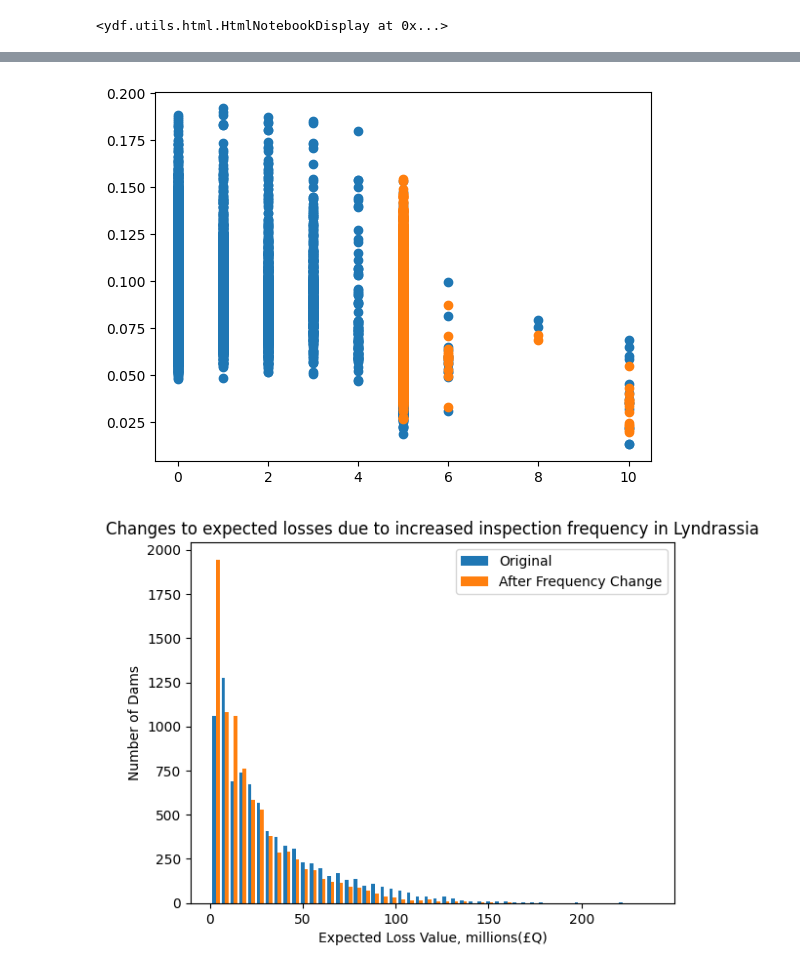
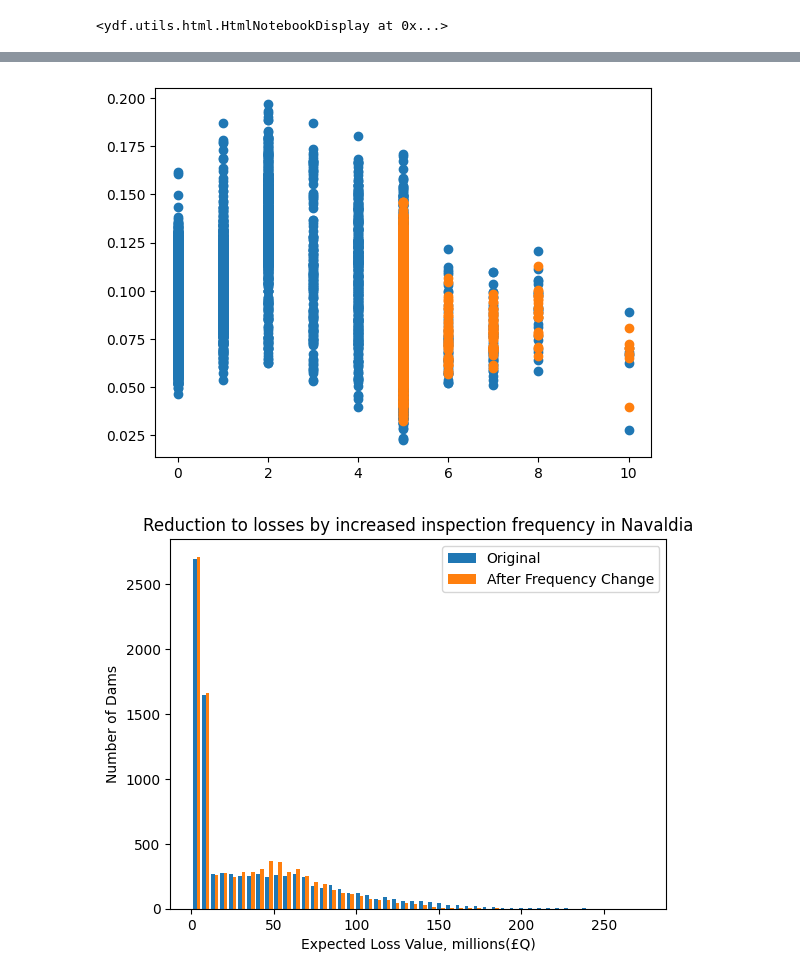
Before and after one commit to kevinj637/SOA_research_comp2025, a Jupyter notebook: machine_learning.ipynb, the cells around one changed output, grey strips where cells are left out. Saved outputs shown, nothing was run; the diff lists cells and outputs as text; code cells hidden in the pictures.

```diff
--- a/machine_learning.ipynb
+++ b/machine_learning.ipynb
@@ -4,7 +4,7 @@ import numpy as np
 import ydf
 import matplotlib.pyplot as plot
 
-df = pd.read_csv("dam_data_imputed_lyndrassia.csv")
+df = pd.read_csv("dam_data_imputed_navaldia.csv")
 
 
 train_df = df.copy(True)
@@ -61,7 +43,7 @@ plot.scatter(new_x, new_y)
 
 plot.show()
 # %% [output]
-[figure, old version]
+[figure, new version]
 # %%
 new_df = df.copy(True)
 new_df = new_df.replace(new_df["Probability of Failure"], pd.Series(new_y))
@@ -71,11 +53,11 @@ for i in range(new_df.index.size):
 # %%
 compare_new = new_df["Expected Loss Value"].to_numpy()
 compare_old = df["Expected Loss Value"].to_numpy()
 plot.hist([compare_old, compare_new], bins=50,label=["Original", "After Frequency Change"])
 plot.xlabel("Expected Loss Value, millions(£Q)")
 plot.ylabel("Number of Dams")
-plot.title(f"Changes to expected losses due to increased inspection frequency in {df.loc[0, "Region"]}")
+plot.title(f"Reduction to losses by increased inspection frequency in {df.loc[0, "Region"]}")
 plot.legend()
-plot.show()
+plot.savefig(f"frequency_adjusted_expected_loss__{df.loc[0, "Region"]}_histogram.png")
 # %% [output]
-[figure, old version]
+[figure, new version]
```
Also changed, not shown: parts of 4 cells of this notebook, 4 other files.
